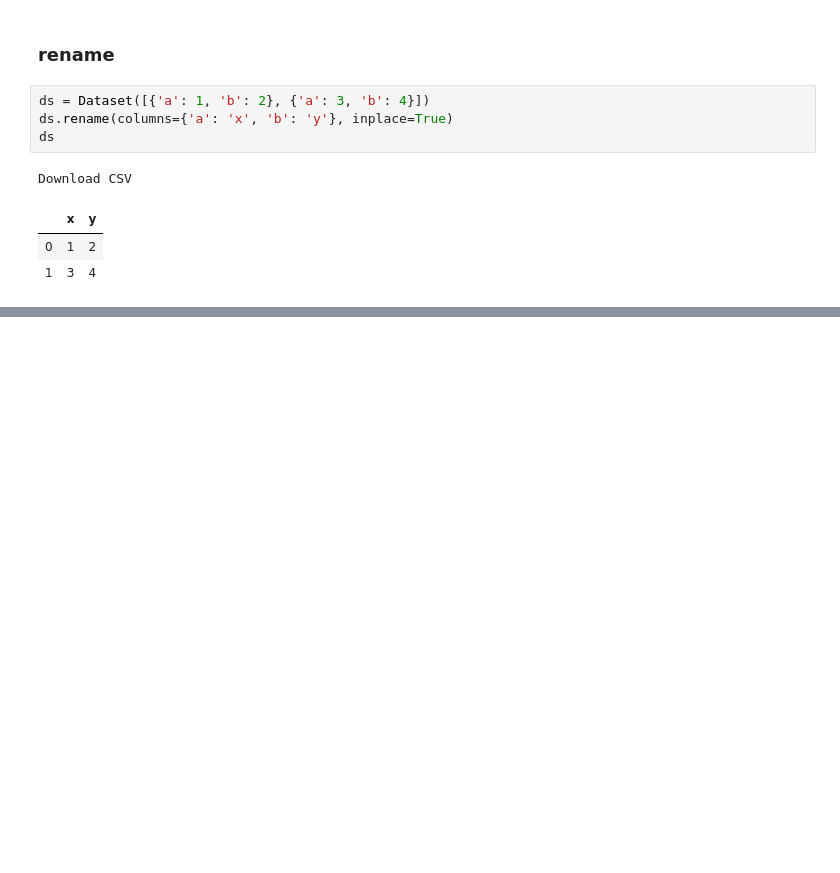
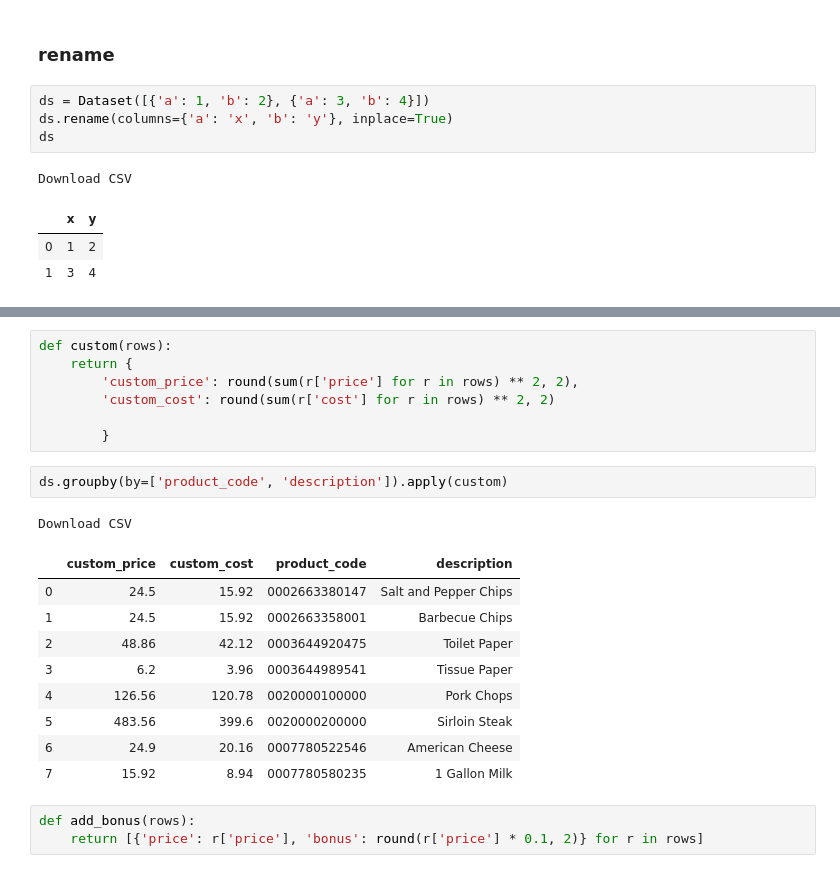
Before and after one commit to C5m7b4/atrax, a Jupyter notebook: playground.ipynb, the cells around one changed output, grey strips where cells are left out. Saved outputs shown, nothing was run; the diff lists cells and outputs as text; blank space fills up the shorter version.

```diff
--- a/playground.ipynb
+++ b/playground.ipynb
@@ -1504,0 +1571,23 @@ Download CSV
+# %%
+def custom(rows):
+    return {
+        'custom_price': round(sum(r['price'] for r in rows) ** 2, 2),
+        'custom_cost': round(sum(r['cost'] for r in rows) ** 2, 2)
+
+        }
+# %%
+ds.groupby(by=['product_code', 'description']).apply(custom)
+# %% [output]
+Download CSV
+|  | custom_price | custom_cost | product_code | description |
+| 0 | 24.5 | 15.92 | 0002663380147 | Salt and Pepper Chips |
+| 1 | 24.5 | 15.92 | 0002663358001 | Barbecue Chips |
+| 2 | 48.86 | 42.12 | 0003644920475 | Toilet Paper |
+| 3 | 6.2 | 3.96 | 0003644989541 | Tissue Paper |
+| 4 | 126.56 | 120.78 | 0020000100000 | Pork Chops |
+| 5 | 483.56 | 399.6 | 0020000200000 | Sirloin Steak |
+| 6 | 24.9 | 20.16 | 0007780522546 | American Cheese |
+| 7 | 15.92 | 8.94 | 0007780580235 | 1 Gallon Milk |
+# %%
+def add_bonus(rows):
+    return [{'price': r['price'], 'bonus': round(r['price'] * 0.1, 2)} for r in rows]
```
Also changed, not shown: parts of 10 cells of this notebook, 8 other files.
